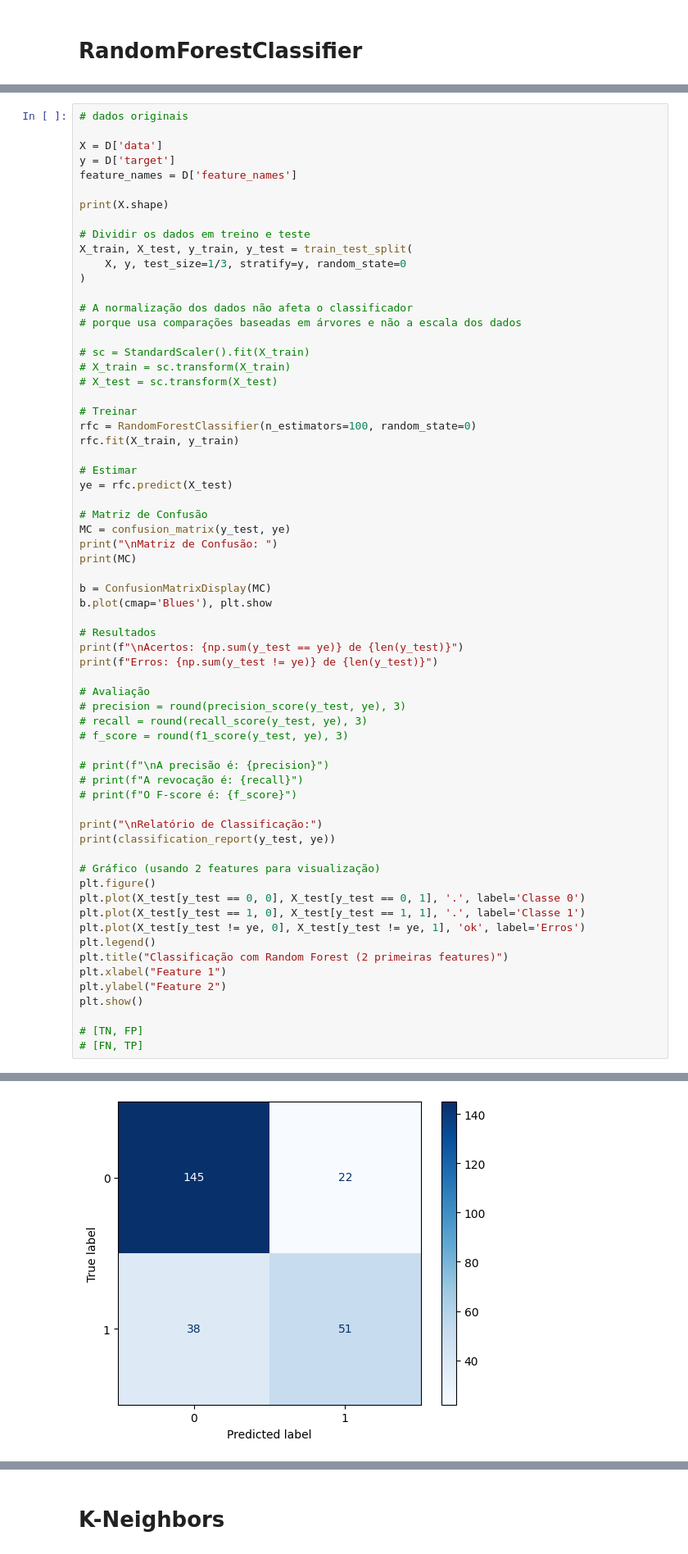
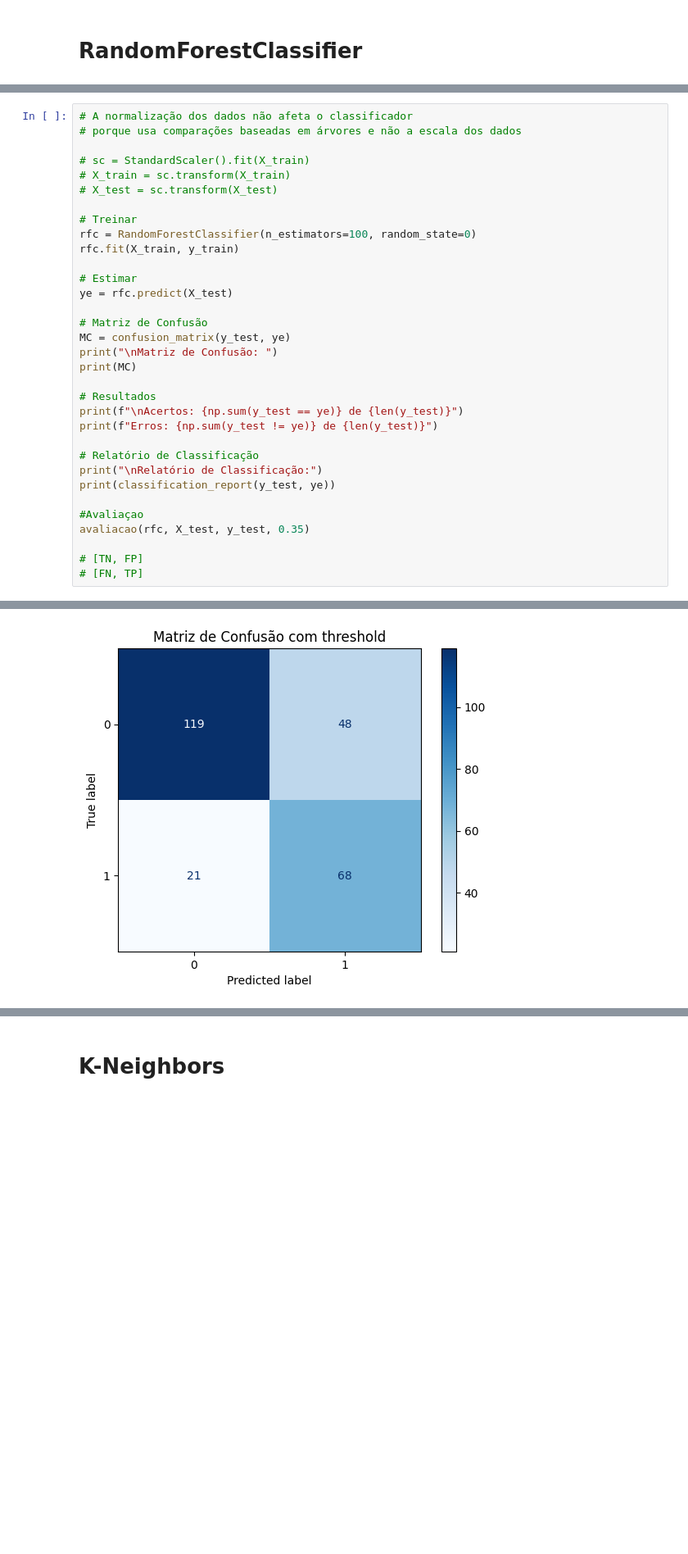
Before and after one commit to belarminooO/TP1_AA, a Jupyter notebook: TP1.ipynb, the cells around one changed output, grey strips where cells are left out. Shown at 82% size. Drawn from its saved outputs; the diff is of its cells as text; blank space fills up the shorter version.

```diff
--- a/TP1.ipynb
+++ b/TP1.ipynb
@@ -264,19 +230,6 @@ from sklearn.metrics import confusion_matrix, ConfusionMatrixDisplay
 
 from sklearn.preprocessing import StandardScaler
 # %%
-# dados originais
-
-X = D['data']
-y = D['target']
-feature_names = D['feature_names']
-
-print(X.shape)
-
-# Dividir os dados em treino e teste
-X_train, X_test, y_train, y_test = train_test_split(
-    X, y, test_size=1/3, stratify=y, random_state=0
-)
-
 # A normalização dos dados não afeta o classificador
 # porque usa comparações baseadas em árvores e não a escala dos dados
 
@@ -296,35 +249,16 @@ MC = confusion_matrix(y_test, ye)
 print("\nMatriz de Confusão: ")
 print(MC)
 
-b = ConfusionMatrixDisplay(MC)
-b.plot(cmap='Blues'), plt.show
-
 # Resultados
 print(f"\nAcertos: {np.sum(y_test == ye)} de {len(y_test)}")
 print(f"Erros: {np.sum(y_test != ye)} de {len(y_test)}")
 
-# Avaliação
-# precision = round(precision_score(y_test, ye), 3)
-# recall = round(recall_score(y_test, ye), 3)
-# f_score = round(f1_score(y_test, ye), 3)
-
-# print(f"\nA precisão é: {precision}")
-# print(f"A revocação é: {recall}")
-# print(f"O F-score é: {f_score}")
-
+# Relatório de Classificação
 print("\nRelatório de Classificação:")
 print(classification_report(y_test, ye))
 
-# Gráfico (usando 2 features para visualização)
-plt.figure()
-plt.plot(X_test[y_test == 0, 0], X_test[y_test == 0, 1], '.', label='Classe 0')
-plt.plot(X_test[y_test == 1, 0], X_test[y_test == 1, 1], '.', label='Classe 1')
-plt.plot(X_test[y_test != ye, 0], X_test[y_test != ye, 1], 'ok', label='Erros')
-plt.legend()
-plt.title("Classificação com Random Forest (2 primeiras features)")
-plt.xlabel("Feature 1")
-plt.ylabel("Feature 2")
-plt.show()
+#Avaliaçao
+avaliacao(rfc, X_test, y_test, 0.35)
 
 # [TN, FP]
 # [FN, TP]
@@ -350 +283 @@ weighted avg       0.76      0.77      0.76       256
-[figure, old version]
+[figure, new version]
```
Also changed, not shown: parts of 12 cells of this notebook.
